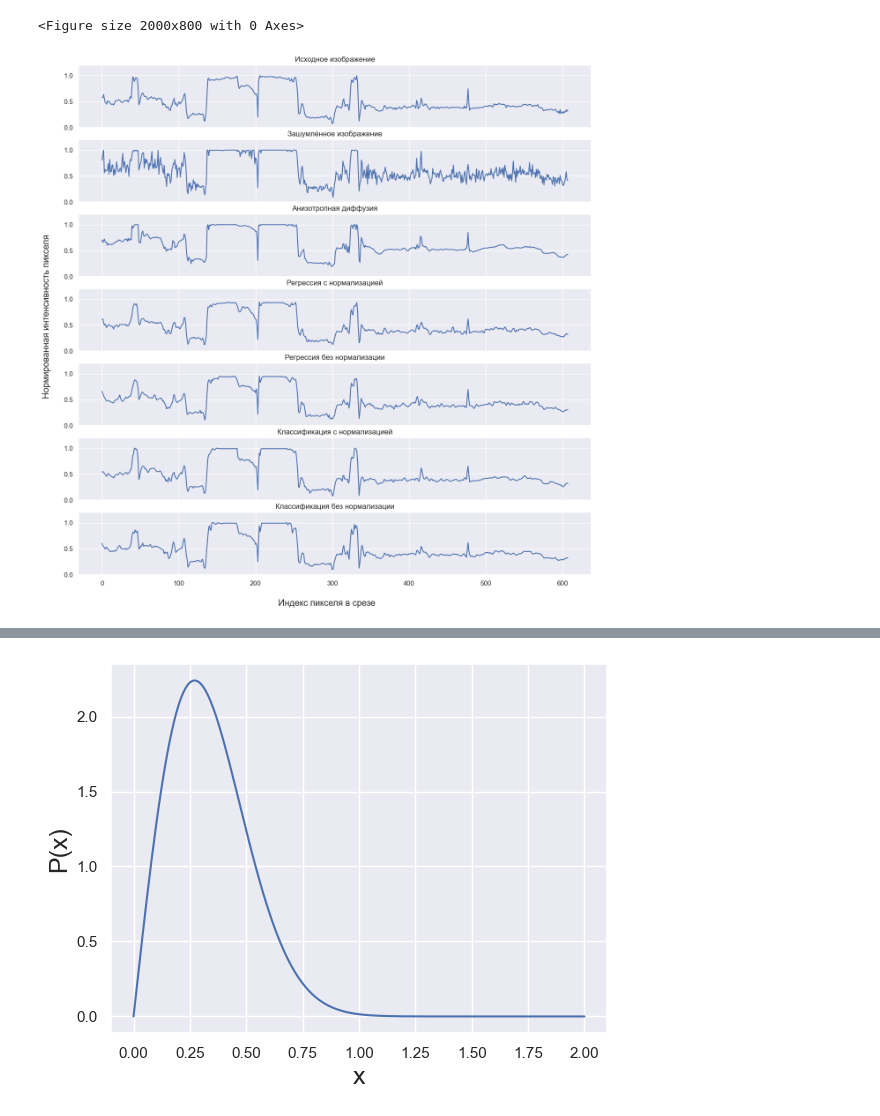
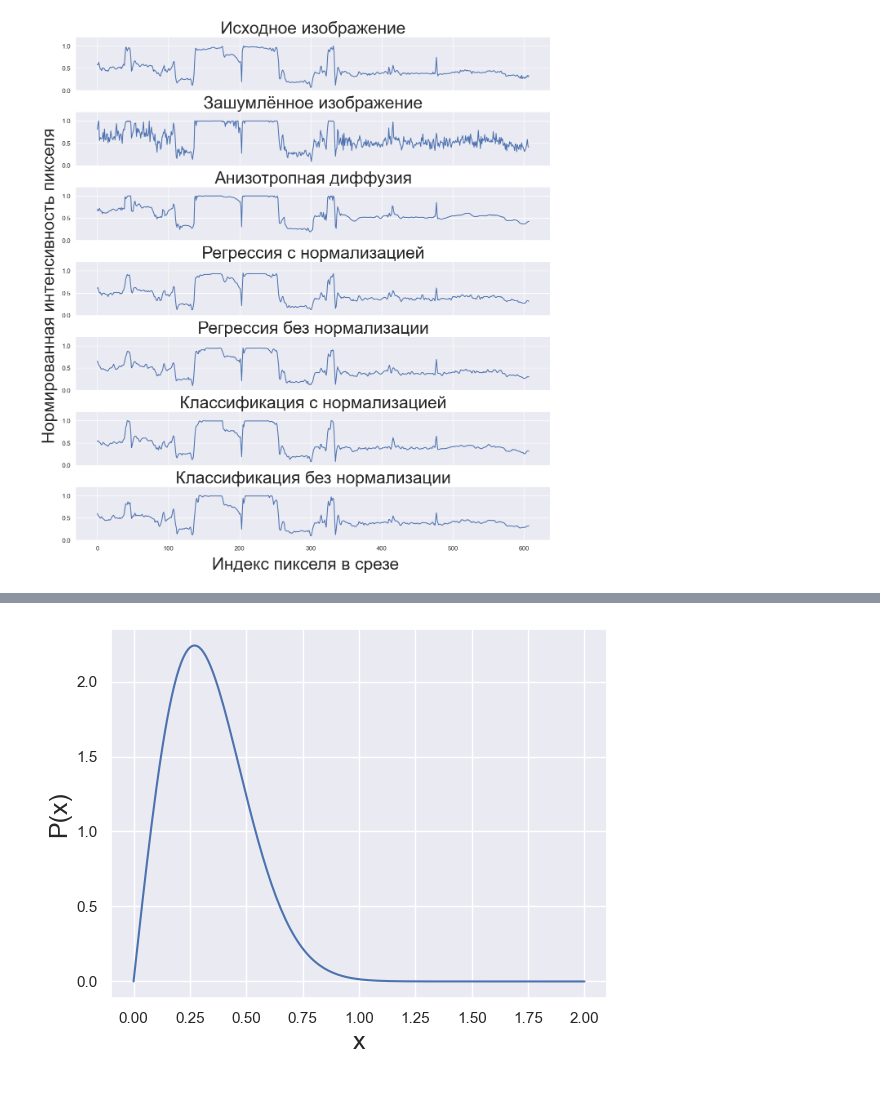
Before and after one commit to Felecort/NN_Filter_Radiolocation_Imgs, a Jupyter notebook: results/results_proc.ipynb, the cells around one changed output, grey strips where cells are left out. Drawn from its saved outputs; the diff is of its cells as text; code cells hidden in the pictures.

Commit message:
fontsize enlarged

```diff
--- a/results/results_proc.ipynb
+++ b/results/results_proc.ipynb
@@ -43,27 +44,29 @@ def show_slice_line(img_name, paths, original_img_name, slice_index):
 show_slice_line(IMAGE_NAME, PATHS, ORIGINAL_NAME, SLICE_INDEX)
 # %%
 # Images slices
-def plot_slices(img_name: str, paths: OrderedDict, slice_idx=200):
+def plot_slices(img_name: str, paths: OrderedDict, slice_idx=200, title_fontsize=30, label_font_size=30):
 
     # Open image, convert to array, normalize
     images_list = [(np.array(Image.open(img / img_name)) / 255) for img in paths.values()]
 
     # Create list of slices
     y_list = np.array([img[slice_idx] for img in images_list])
-    plt.figure(figsize=(20, 8))
+    # plt.figure(figsize=(20, 10))
 
-    fig, axs = plt.subplots(len(y_list), 1, sharex=True, figsize=(15, 15))
+    fig, axs = plt.subplots(len(y_list), 1, sharex=True, figsize=(15, 16))
+    plt.subplots_adjust(wspace=5, hspace=0.4)
+
     for ax, data, title in zip(axs, y_list, paths.keys()):
         ax.plot(data)
         ax.set_ylim(ymin=0, ymax=1.2)
-        ax.set_title(title)
-    fig.supxlabel('Индекс пикселя в срезе', y=0.06)
-    fig.supylabel('Нормированная интенсивность пикселя', x=0.07)
+        ax.set_title(title, fontsize=title_fontsize)
+    fig.supxlabel('Индекс пикселя в срезе', y=0.06, fontsize=label_font_size)
+    fig.supylabel('Нормированная интенсивность пикселя', x=0.07, fontsize=label_font_size)
 
     plt.show()
+
+
+plot_slices(IMAGE_NAME, PATHS, SLICE_INDEX, title_fontsize=30, label_font_size=30);
+# %% [output]
+[figure, added]
-# %%
-plot_slices(IMAGE_NAME, PATHS, SLICE_INDEX);
-# %% [output]
-<Figure size 2000x800 with 0 Axes>
-[figure, removed]
 # %%
```
Also changed, not shown: parts of 5 cells of this notebook.
